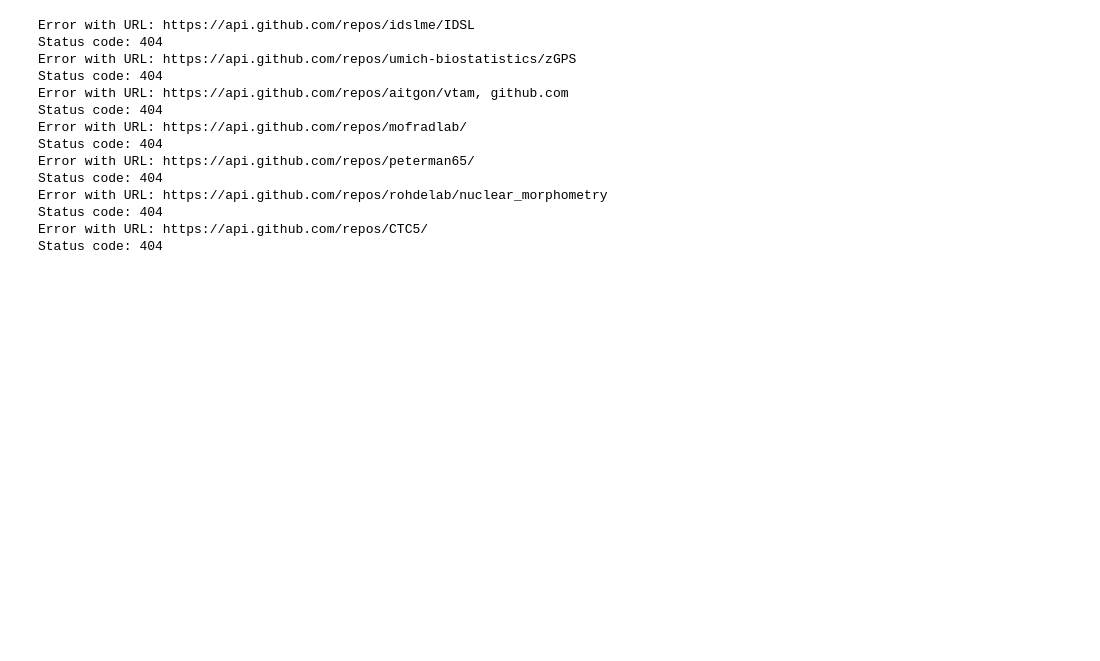
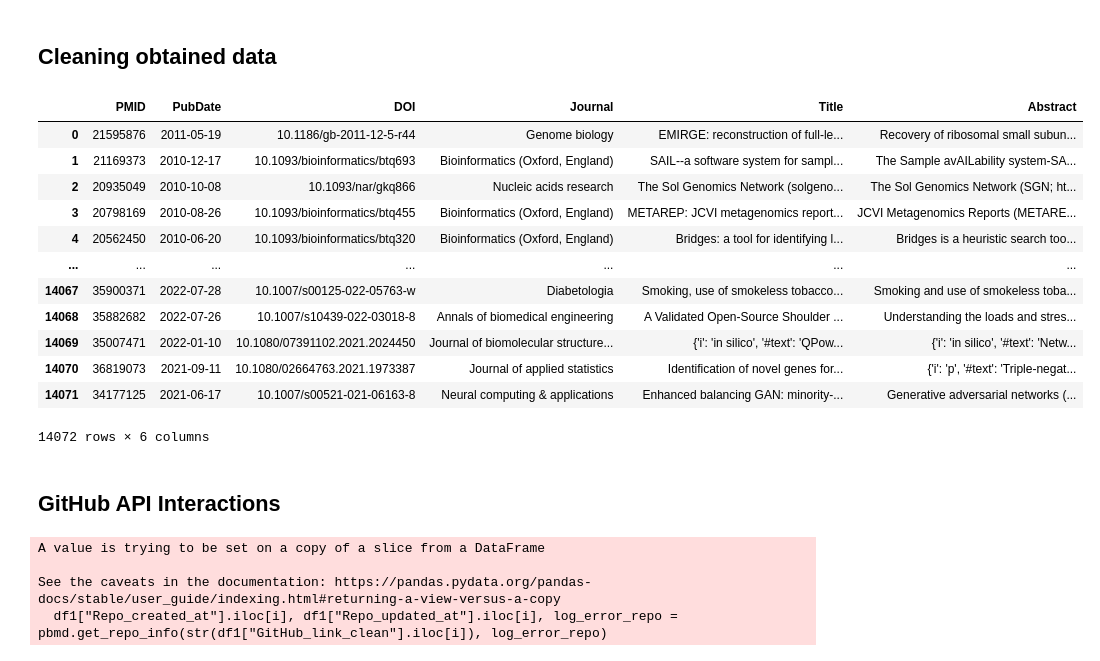
Before and after one commit to zhukovanadezhda/bioinformatics-software, a Jupyter notebook: pubmed_api.ipynb, the cells around one changed output. Drawn from its saved outputs; the diff is of its cells as text; code cells hidden in the pictures; blank space fills up the shorter version.

```diff
--- a/pubmed_api.ipynb
+++ b/pubmed_api.ipynb
@@ -48 +114,19 @@ df1 = df1.drop(["paperId", "result", "metadata"], axis=1)
+# %% [markdown]
+## Cleaning obtained data
+# %%
+df1 = pd.read_csv('articles.tsv', sep='\t')
+# %% [output]
+|  | PMID | PubDate | DOI | Journal | Title | Abstract |
+| 0 | 21595876 | 2011-05-19 | 10.1186/gb-2011-12-5-r44 | Genome biology | EMIRGE: reconstruction of full-le... | Recovery of ribosomal small subun... |
+| 1 | 21169373 | 2010-12-17 | 10.1093/bioinformatics/btq693 | Bioinformatics (Oxford, England) | SAIL--a software system for sampl... | The Sample avAILability system-SA... |
+| 2 | 20935049 | 2010-10-08 | 10.1093/nar/gkq866 | Nucleic acids research | The Sol Genomics Network (solgeno... | The Sol Genomics Network (SGN; ht... |
+| 3 | 20798169 | 2010-08-26 | 10.1093/bioinformatics/btq455 | Bioinformatics (Oxford, England) | METAREP: JCVI metagenomics report... | JCVI Metagenomics Reports (METARE... |
+| 4 | 20562450 | 2010-06-20 | 10.1093/bioinformatics/btq320 | Bioinformatics (Oxford, England) | Bridges: a tool for identifying l... | Bridges is a heuristic search too... |
+| ... | ... | ... | ... | ... | ... | ... |
+| 14067 | 35900371 | 2022-07-28 | 10.1007/s00125-022-05763-w | Diabetologia | Smoking, use of smokeless tobacco... | Smoking and use of smokeless toba... |
+| 14068 | 35882682 | 2022-07-26 | 10.1007/s10439-022-03018-8 | Annals of biomedical engineering | A Validated Open-Source Shoulder ... | Understanding the loads and stres... |
+| 14069 | 35007471 | 2022-01-10 | 10.1080/07391102.2021.2024450 | Journal of biomolecular structure... | {'i': 'in silico', '#text': 'QPow... | {'i': 'in silico', '#text': 'Netw... |
+| 14070 | 36819073 | 2021-09-11 | 10.1080/02664763.2021.1973387 | Journal of applied statistics | Identification of novel genes for... | {'i': 'p', '#text': 'Triple-negat... |
+| 14071 | 34177125 | 2021-06-17 | 10.1007/s00521-021-06163-8 | Neural computing & applications | Enhanced balancing GAN: minority-... | Generative adversarial networks (... |
+14072 rows × 6 columns
 # %%
@@ -65,23 +139,20 @@ for id_iter in df1["PMID"]:
+# %% [markdown]
+## GitHub API Interactions
 # %%
+#To find out about repositories that were not accessed, consult the log_error variable.
+
 df1["Repo_created_at"] = None
 df1["Repo_updated_at"] = None
-for i in range(len(df1["PMID"])):
+log_error_repo = []
+for i in tqdm(range(len(df1["PMID"]))):
     try:
-        df1["Repo_created_at"].iloc[i], df1["Repo_updated_at"].iloc[i] = pbmd.get_repo_info(str(df1["GitHub_link_clean"].iloc[i]))
+        df1["Repo_created_at"].iloc[i], df1["Repo_updated_at"].iloc[i], log_error_repo = pbmd.get_repo_info(str(df1["GitHub_link_clean"].iloc[i]), log_error_repo)
     except:
+        log_error_repo.append(f"Error with PMID: {df1['PMID'][i]}")
         continue
+df1 = df1.reindex(columns=["PMID", "PubDate", "Repo_created_at", "Repo_updated_at", "DOI", "Journal", "Title", "GitHub_link_raw", "GitHub_link_clean", "Phrase", "Abstract"])
 # %% [output]
-Error with URL: https://api.github.com/repos/idslme/IDSL
-Status code: 404
-Error with URL: https://api.github.com/repos/umich-biostatistics/zGPS
-Status code: 404
-Error with URL: https://api.github.com/repos/aitgon/vtam, github.com
-Status code: 404
-Error with URL: https://api.github.com/repos/mofradlab/
-Status code: 404
-Error with URL: https://api.github.com/repos/peterman65/
-Status code: 404
-Error with URL: https://api.github.com/repos/rohdelab/nuclear_morphometry
-Status code: 404
-Error with URL: https://api.github.com/repos/CTC5/
-Status code: 404
+A value is trying to be set on a copy of a slice from a DataFrame
+
+See the caveats in the documentation: https://pandas.pydata.org/pandas-docs/stable/user_guide/indexing.html#returning-a-view-versus-a-copy
+  df1["Repo_created_at"].iloc[i], df1["Repo_updated_at"].iloc[i], log_error_repo = pbmd.get_repo_info(str(df1["GitHub_link_clean"].iloc[i]), log_error_repo)
```
Also changed, not shown: parts of 28 cells of this notebook, 11 other files.
